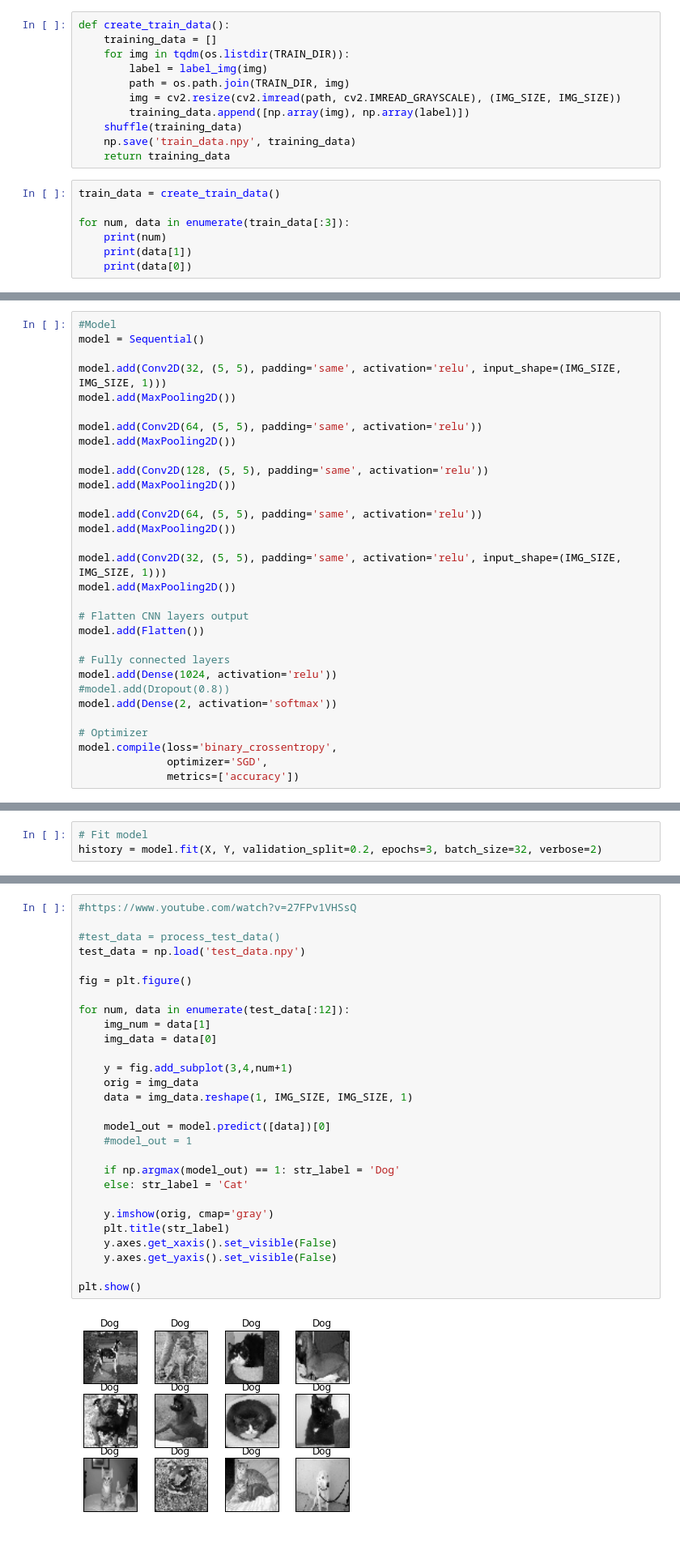
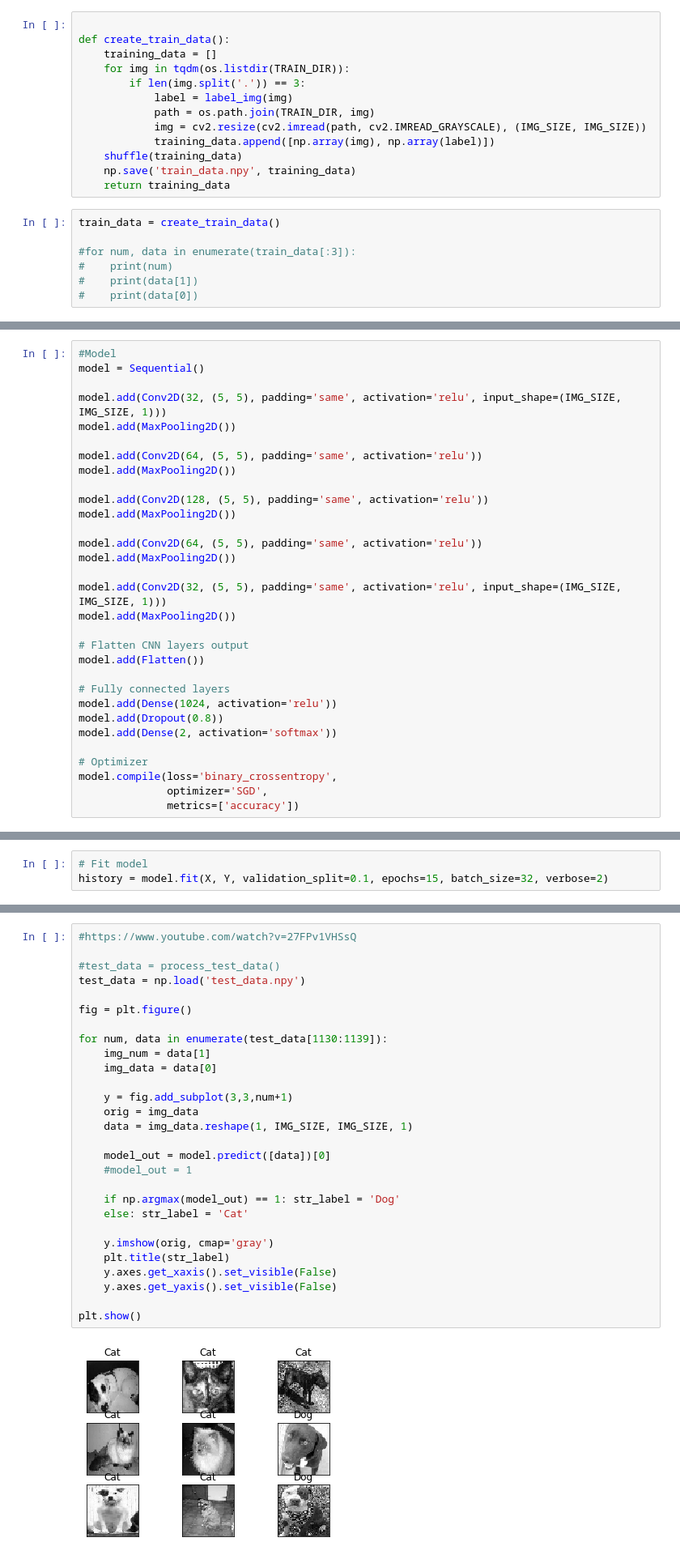
Before and after one commit to royyannick/IFT6266, a Jupyter notebook: ToyProjects/Cats_vs_Dogs.ipynb, the cells around one changed output, grey strips where cells are left out. Shown at 81% size. Saved outputs shown, nothing was run; the diff lists cells and outputs as text.

Commit message:
Minor Fine Tuning ~70% accuracy on real Test

```diff
--- a/ToyProjects/Cats_vs_Dogs.ipynb
+++ b/ToyProjects/Cats_vs_Dogs.ipynb
@@ -46,18 +253,20 @@ def label_img(img):
 # %%
+
 def create_train_data():
     training_data = []
     for img in tqdm(os.listdir(TRAIN_DIR)):
-        label = label_img(img)
-        path = os.path.join(TRAIN_DIR, img)
-        img = cv2.resize(cv2.imread(path, cv2.IMREAD_GRAYSCALE), (IMG_SIZE, IMG_SIZE))
-        training_data.append([np.array(img), np.array(label)])
+        if len(img.split('.')) == 3:
+            label = label_img(img)
+            path = os.path.join(TRAIN_DIR, img)
+            img = cv2.resize(cv2.imread(path, cv2.IMREAD_GRAYSCALE), (IMG_SIZE, IMG_SIZE))
+            training_data.append([np.array(img), np.array(label)])
     shuffle(training_data)
     np.save('train_data.npy', training_data)
     return training_data
 # %%
 train_data = create_train_data()
 
-for num, data in enumerate(train_data[:3]):
-    print(num)
-    print(data[1])
-    print(data[0])
+#for num, data in enumerate(train_data[:3]):
+#    print(num)
+#    print(data[1])
+#    print(data[0])
@@ -165,7 +341,7 @@ model.add(Flatten())
 
 # Fully connected layers
 model.add(Dense(1024, activation='relu'))
-#model.add(Dropout(0.8))
+model.add(Dropout(0.8))
 model.add(Dense(2, activation='softmax'))
 
 # Optimizer
@@ -194,5 +370,5 @@ Non-trainable params: 0.0
 _________________________________________________________________
 # %%
 # Fit model
-history = model.fit(X, Y, validation_split=0.2, epochs=3, batch_size=32, verbose=2)
+history = model.fit(X, Y, validation_split=0.1, epochs=15, batch_size=32, verbose=2)
 # %% [output]
@@ -219,33 +406,33 @@ def process_test_data():
 # %%
 #https://www.youtube.com/watch?v=27FPv1VHSsQ
 
 #test_data = process_test_data()
 test_data = np.load('test_data.npy')
 
 fig = plt.figure()
 
-for num, data in enumerate(test_data[:12]):
+for num, data in enumerate(test_data[1130:1139]):
     img_num = data[1]
     img_data = data[0]
 
-    y = fig.add_subplot(3,4,num+1)
+    y = fig.add_subplot(3,3,num+1)
     orig = img_data
     data = img_data.reshape(1, IMG_SIZE, IMG_SIZE, 1)
 
     model_out = model.predict([data])[0]
     #model_out = 1
 
     if np.argmax(model_out) == 1: str_label = 'Dog'
     else: str_label = 'Cat'
 
     y.imshow(orig, cmap='gray')
     plt.title(str_label)
     y.axes.get_xaxis().set_visible(False)
     y.axes.get_yaxis().set_visible(False)
 
 plt.show()
 # %% [output]
-[figure, old version]
+[figure, new version]
 # %%
 #Inputs
 # 28 x 28 image
```
Also changed, not shown: parts of 9 cells of this notebook.
